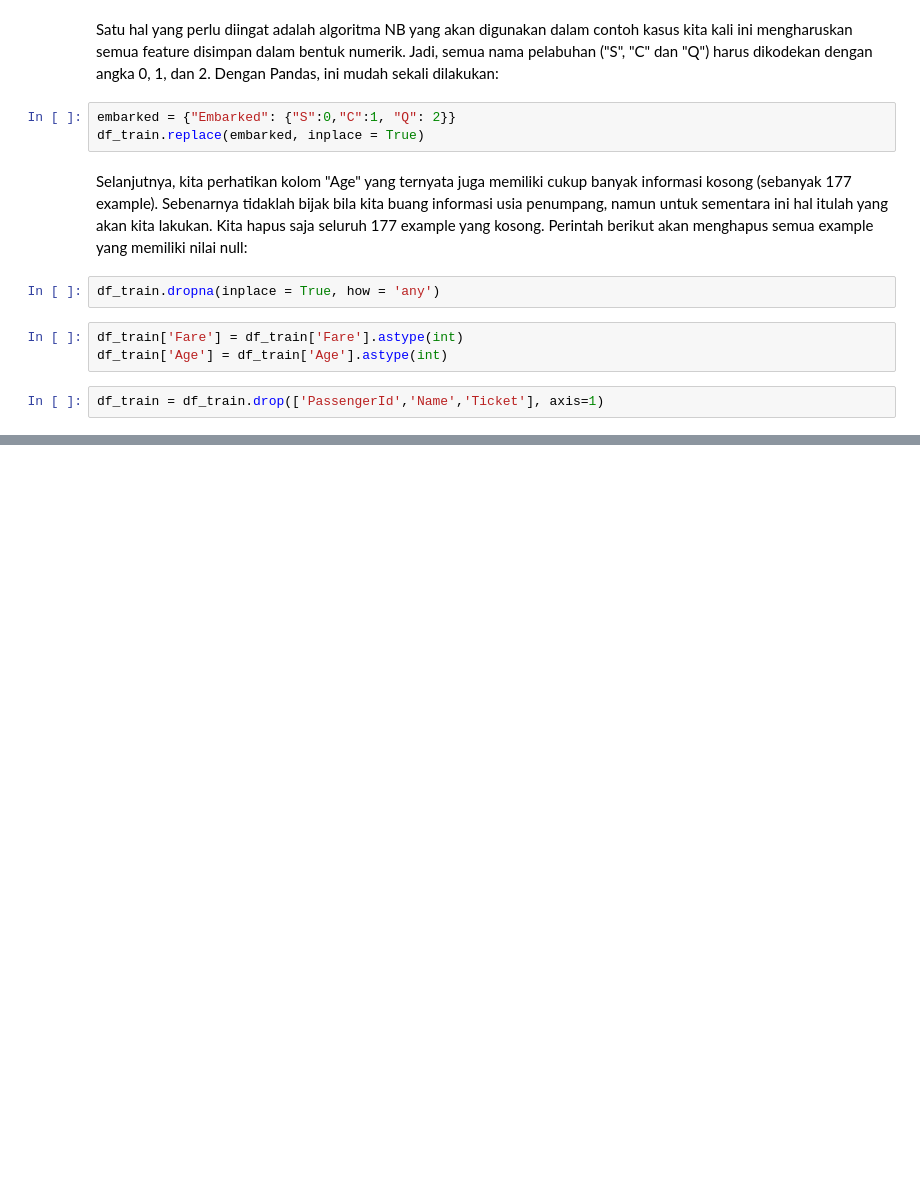
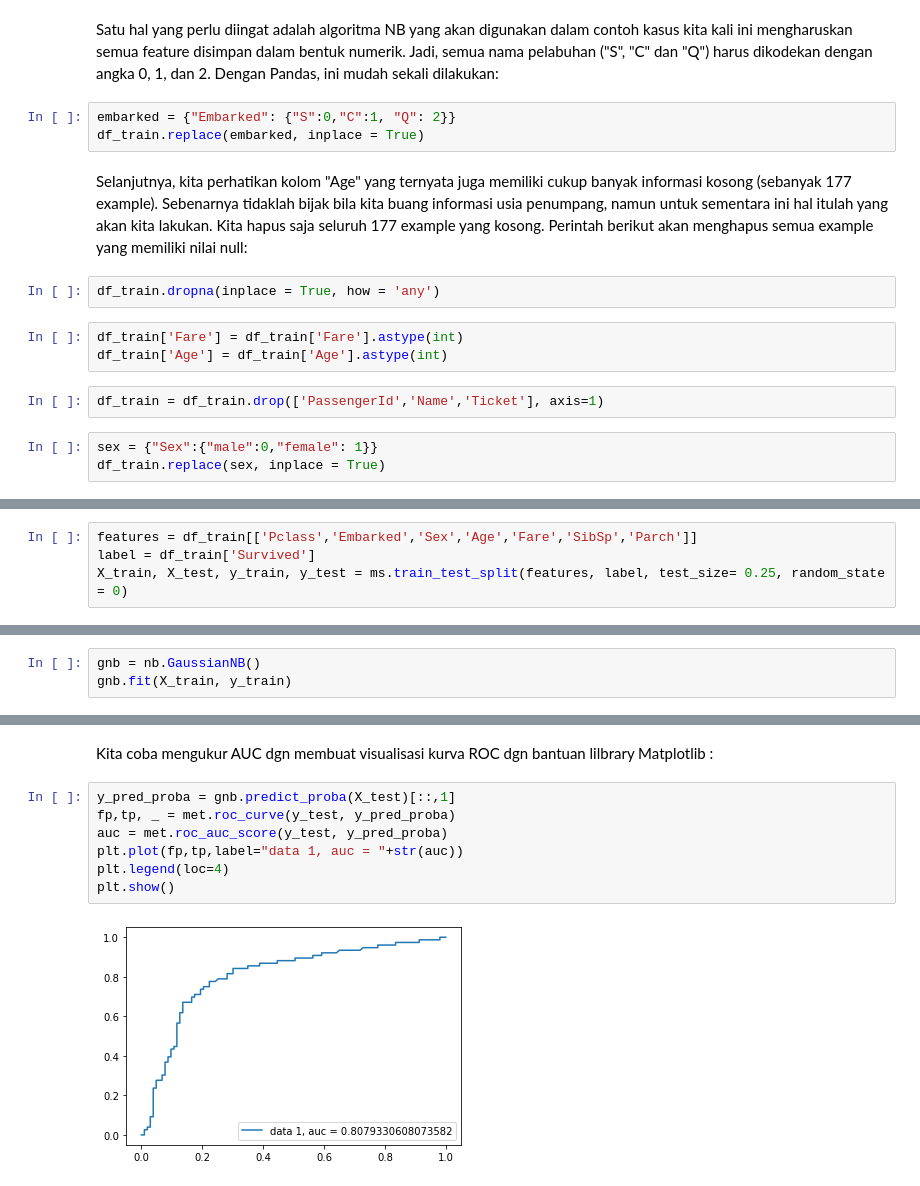
Before and after one commit to yudhaputraa/Machine_Learning, a Jupyter notebook: naive_bayes/index.ipynb, the cells around one changed output, grey strips where cells are left out. Saved outputs shown, nothing was run; the diff lists cells and outputs as text; blank space fills up the shorter version.

```diff
--- a/naive_bayes/index.ipynb
+++ b/naive_bayes/index.ipynb
@@ -117,3 +121,6 @@ df_train['Fare'] = df_train['Fare'].astype(int)
 df_train['Age'] = df_train['Age'].astype(int)
 # %%
 df_train = df_train.drop(['PassengerId','Name','Ticket'], axis=1)
+# %%
+sex = {"Sex":{"male":0,"female": 1}}
+df_train.replace(sex, inplace = True)
@@ -119,0 +145,4 @@ df_train = df_train.drop(['PassengerId','Name','Ticket'], axis=1)
+# %%
+features = df_train[['Pclass','Embarked','Sex','Age','Fare','SibSp','Parch']]
+label = df_train['Survived']
+X_train, X_test, y_train, y_test = ms.train_test_split(features, label, test_size= 0.25, random_state = 0)
@@ -119,0 +151,3 @@ df_train = df_train.drop(['PassengerId','Name','Ticket'], axis=1)
+# %%
+gnb = nb.GaussianNB()
+gnb.fit(X_train, y_train)
@@ -119,0 +165,11 @@ df_train = df_train.drop(['PassengerId','Name','Ticket'], axis=1)
+# %% [markdown]
+Kita coba mengukur AUC dgn membuat visualisasi kurva ROC dgn bantuan lilbrary Matplotlib :
+# %%
+y_pred_proba = gnb.predict_proba(X_test)[::,1]
+fp,tp, _ = met.roc_curve(y_test, y_pred_proba)
+auc = met.roc_auc_score(y_test, y_pred_proba)
+plt.plot(fp,tp,label="data 1, auc = "+str(auc))
+plt.legend(loc=4)
+plt.show()
+# %% [output]
+[figure, added]
```
Also changed, not shown: parts of 25 cells of this notebook.
